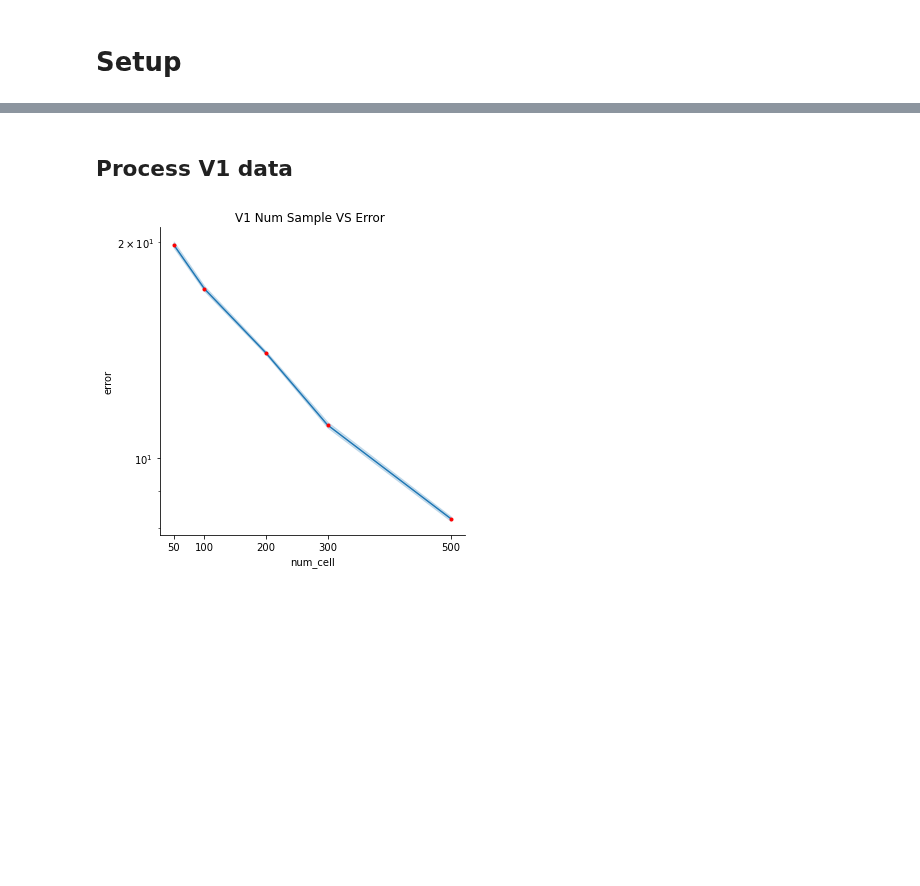
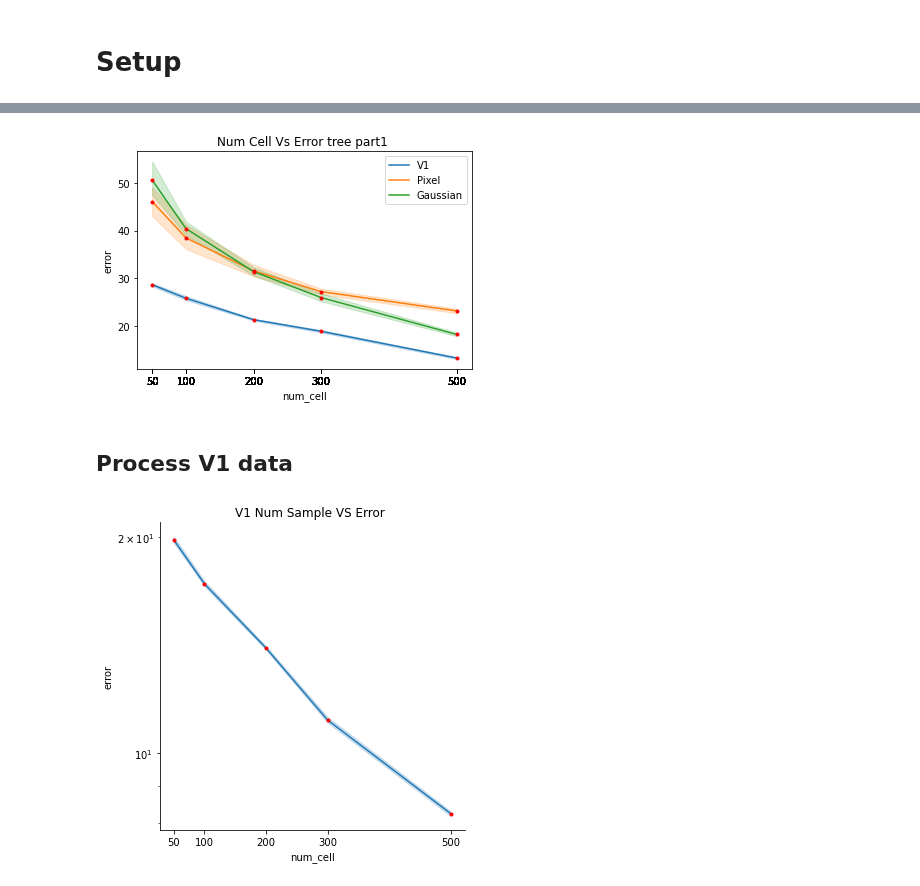
Before and after one commit to qkstngus000/Visual-Compressive-Sensing, a Jupyter notebook: experiment/method_figures/dct_numcell_vs_error_graph.ipynb, the cells around one changed output, grey strips where cells are left out. Drawn from its saved outputs; the diff is of its cells as text; code cells hidden in the pictures; blank space fills up the shorter version.

```diff
--- a/experiment/method_figures/dct_numcell_vs_error_graph.ipynb
+++ b/experiment/method_figures/dct_numcell_vs_error_graph.ipynb
@@ -65,3 +68,24 @@ data['gaussian']
+# %%
+
+sns.lineplot(data = data['V1'][0], x = 'num_cell', y = 'error', palette='Accent', legend = False)
+sns.lineplot(data = data['pixel'][0], x = 'num_cell', y = 'error', palette='Accent', legend = False)
+sns.lineplot(data = data['gaussian'][0], x = 'num_cell', y = 'error', palette='Accent', legend = False)
+# plt.yscale('log')
+plt.xticks(data['V1'][0]['num_cell'])
+plt.plot(data['V1'][1]['num_cell'], data['V1'][1]['mean_err'], 'r.') # for V1 numcell location
+plt.plot(data['pixel'][1]['num_cell'].unique(), data['pixel'][1]['mean_err'], 'r.') #For pixel samp location
+plt.plot(data['gaussian'][1]['num_cell'].unique(), data['gaussian'][1]['mean_err'], 'r.')
+plt.xlabel('num_cell')
+title = "Num_Cell_Vs_Error_{img}_".format(img = img_nm)
+plt.title(title.replace('_', ' '))
+plt.legend(['V1', 'Pixel', 'Gaussian'], loc = 'best')
+plt.show()
+
+# fig_path = fig_save_path('tree_part1', 'dwt', 'combined', 'NumCell_Error_' + "_".join(
+#     str.split(time.ctime().replace(":", "_"))))
+# plt.savefig(fig_path, dpi = 200)
+# %% [output]
+[figure, added]
 # %% [markdown]
 ## Process V1 data
 # %%
```
Also changed, not shown: parts of 4 cells of this notebook, 2 other files.
